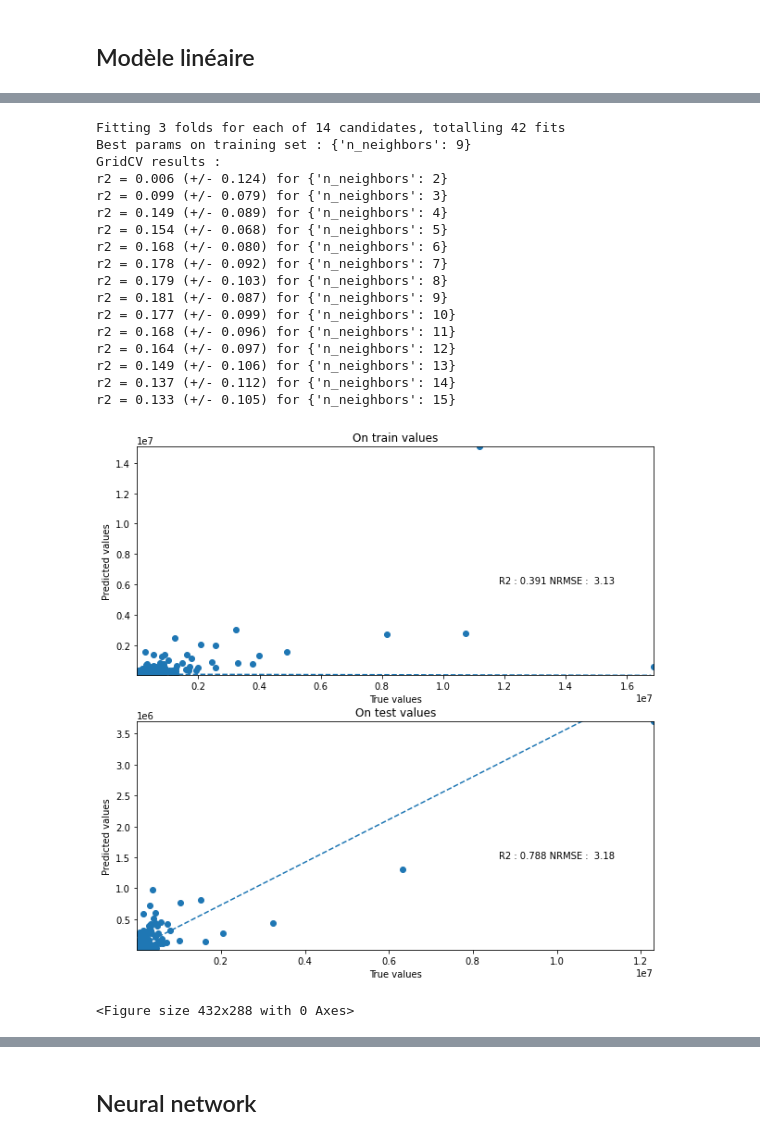
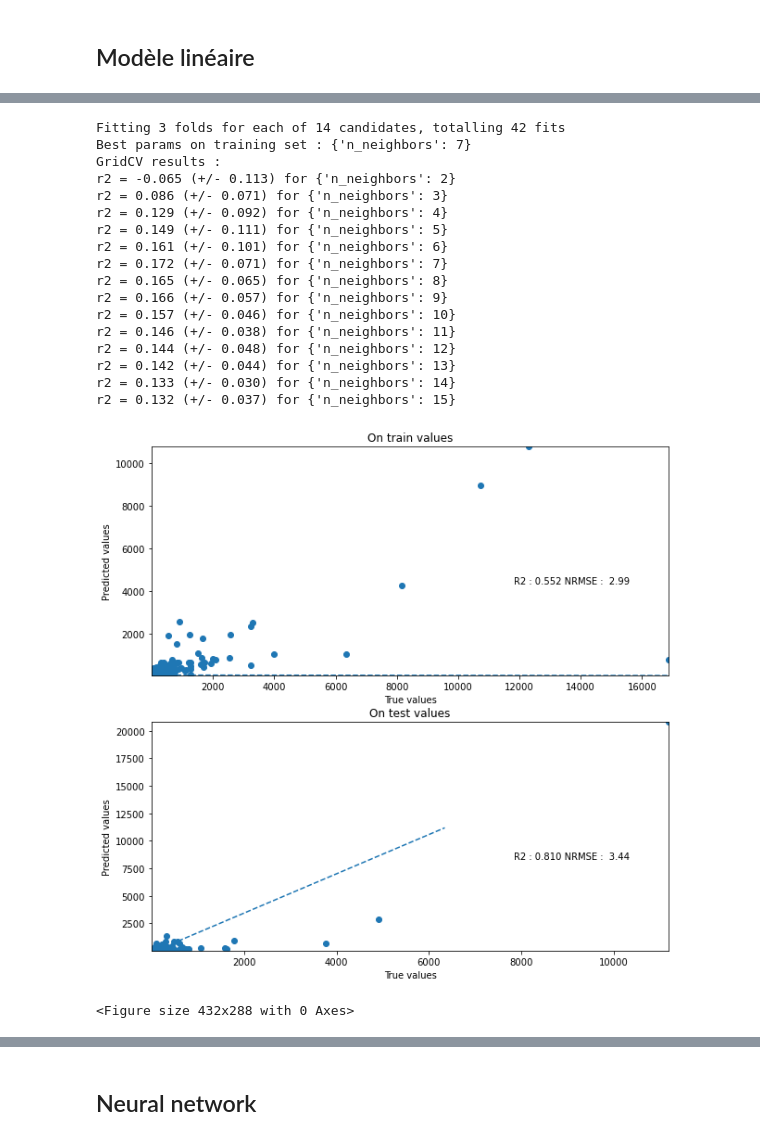
Before and after one commit to NicoJanko/Project_4_OPC, a Jupyter notebook: Projet_4_CO2.ipynb, the cells around one changed output, grey strips where cells are left out. Drawn from its saved outputs; the diff is of its cells as text; code cells hidden in the pictures.

Commit message:
Added all other metrics.Improved model on CO2

```diff
--- a/Projet_4_CO2.ipynb
+++ b/Projet_4_CO2.ipynb
@@ -14,8 +14,8 @@ df = pd.read_csv('data_full.csv')
 data_num = df
 target_tag ='GHGEmissionsIntensity'
 target = data_num[target_tag]
-sqf = data_num['PropertyGFATotal']
-data_num = data_num.drop(labels = [target_tag,'SiteEnergyUse(kBtu)', 'ENERGYSTARScore','SiteEUI(kBtu/sf)', 'TotalGHGEmissions' ], axis = 1)
+sqf = data_num['PropertyGFABuilding(s)']
+data_num = data_num.drop(labels = [target_tag,'SiteEnergyUse(kBtu)', 'ENERGYSTARScore','SiteEUI(kBtu/sf)', 'TotalGHGEmissions'], axis = 1)
 # %%
 data_num.info()
 # %% [output]
@@ -60,8 +60,8 @@ def true_pred_plot(y_train,pred_train, y_test, pred_test):
 
 
 
-    y_train = y_train*sqftrain
-    pred_train = pred_train*sqftrain
+    y_train = (y_train/1000)*sqftrain
+    pred_train = (pred_train/1000)*sqftrain
 
     line_reg_train = line_reg.fit(pred_train,y_train)
     r2_train = line_reg_train.score(pred_train,y_train)
@@ -77,8 +77,8 @@ def true_pred_plot(y_train,pred_train, y_test, pred_test):
     ax[0].set_ylim(pred_train.min(),pred_train.max())
     ax[0].set_title('On train values')
 
-    y_test = y_test*sqftest
-    pred_test = pred_test*sqftest
+    y_test = (y_test/1000)*sqftest
+    pred_test = (pred_test/1000)*sqftest
 
     line_reg_test  = line_reg.fit(pred_test,y_test)
     r2_test =  line_reg_test.score(pred_test,y_test)
@@ -99,9 +99,9 @@ def true_pred_plot(y_train,pred_train, y_test, pred_test):
 # %%
 line_reg_m = linear_model.LinearRegression()
 
-line_reg_m.fit(xtrain,ytrain)
+model_lr = line_reg_m.fit(xtrain,ytrain)
 
 
-true_pred_plot(ytrain, line_reg_m.predict(xtrain), ytest, line_reg_m.predict(xtest))
+true_pred_plot(ytrain,  model_lr.predict(xtrain), ytest,  model_lr.predict(xtest))
 # %% [output]
 ValueError: Input contains NaN, infinity or a value too large for dtype('float64').
@@ -109,43 +109,43 @@ ValueError: Input contains NaN, infinity or a value too large for dtype('float64
 # %%
 #let's grid search for the k
 
 k_grid = {'n_neighbors' : list(range(2,16))}
 score = 'r2'
 
 reg = GridSearchCV(KNeighborsRegressor(), k_grid, cv =3, scoring = score, verbose = 1)
 
 reg.fit(xtrain, ytrain)
 
 print('Best params on training set : {}'.format(reg.best_params_))
 
 print('GridCV results : ')
 for mean, std, k in zip(reg.cv_results_['mean_test_score'],
                        reg.cv_results_['std_test_score'],
                        reg.cv_results_['params']):
     print('{} = {:.3f} (+/- {:.3f}) for {}'.format(score,mean,std*2,k))
 
-model = KNeighborsRegressor(n_neighbors = reg.best_params_['n_neighbors']).fit(xtrain, ytrain)
+model_kn = KNeighborsRegressor(n_neighbors = reg.best_params_['n_neighbors']).fit(xtrain, ytrain)
 
-true_pred_plot(ytrain, model.predict(xtrain), ytest, model.predict(xtest))
+true_pred_plot(ytrain, model_kn.predict(xtrain), ytest, model_kn.predict(xtest))
 # %% [output]
 Fitting 3 folds for each of 14 candidates, totalling 42 fits
-Best params on training set : {'n_neighbors': 9}
+Best params on training set : {'n_neighbors': 7}
 GridCV results :
-r2 = 0.006 (+/- 0.124) for {'n_neighbors': 2}
-r2 = 0.099 (+/- 0.079) for {'n_neighbors': 3}
-r2 = 0.149 (+/- 0.089) for {'n_neighbors': 4}
-r2 = 0.154 (+/- 0.068) for {'n_neighbors': 5}
-r2 = 0.168 (+/- 0.080) for {'n_neighbors': 6}
-r2 = 0.178 (+/- 0.092) for {'n_neighbors': 7}
-r2 = 0.179 (+/- 0.103) for {'n_neighbors': 8}
-r2 = 0.181 (+/- 0.087) for {'n_neighbors': 9}
-r2 = 0.177 (+/- 0.099) for {'n_neighbors': 10}
-r2 = 0.168 (+/- 0.096) for {'n_neighbors': 11}
-r2 = 0.164 (+/- 0.097) for {'n_neighbors': 12}
-r2 = 0.149 (+/- 0.106) for {'n_neighbors': 13}
-r2 = 0.137 (+/- 0.112) for {'n_neighbors': 14}
-r2 = 0.133 (+/- 0.105) for {'n_neighbors': 15}
+r2 = -0.065 (+/- 0.113) for {'n_neighbors': 2}
+r2 = 0.086 (+/- 0.071) for {'n_neighbors': 3}
+r2 = 0.129 (+/- 0.092) for {'n_neighbors': 4}
+r2 = 0.149 (+/- 0.111) for {'n_neighbors': 5}
+r2 = 0.161 (+/- 0.101) for {'n_neighbors': 6}
+r2 = 0.172 (+/- 0.071) for {'n_neighbors': 7}
+r2 = 0.165 (+/- 0.065) for {'n_neighbors': 8}
+r2 = 0.166 (+/- 0.057) for {'n_neighbors': 9}
+r2 = 0.157 (+/- 0.046) for {'n_neighbors': 10}
+r2 = 0.146 (+/- 0.038) for {'n_neighbors': 11}
+r2 = 0.144 (+/- 0.048) for {'n_neighbors': 12}
+r2 = 0.142 (+/- 0.044) for {'n_neighbors': 13}
+r2 = 0.133 (+/- 0.030) for {'n_neighbors': 14}
+r2 = 0.132 (+/- 0.037) for {'n_neighbors': 15}
-[figure, old version]
+[figure, new version]
 <Figure size 432x288 with 0 Axes>
 # %%
 x = input('Do you want to launch ? [y/n]')
```
Also changed, not shown: parts of 15 cells of this notebook, 1 other file.
